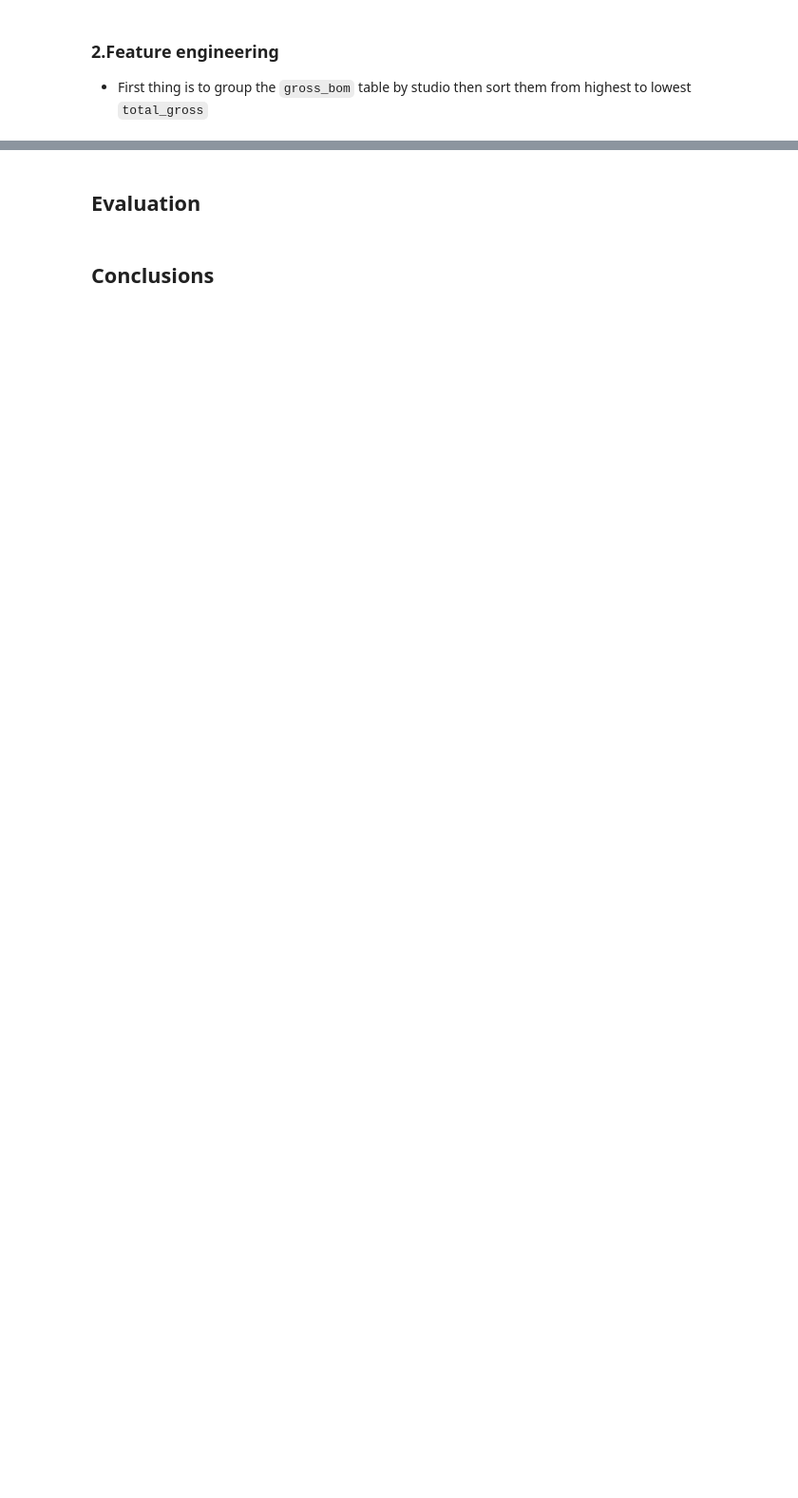
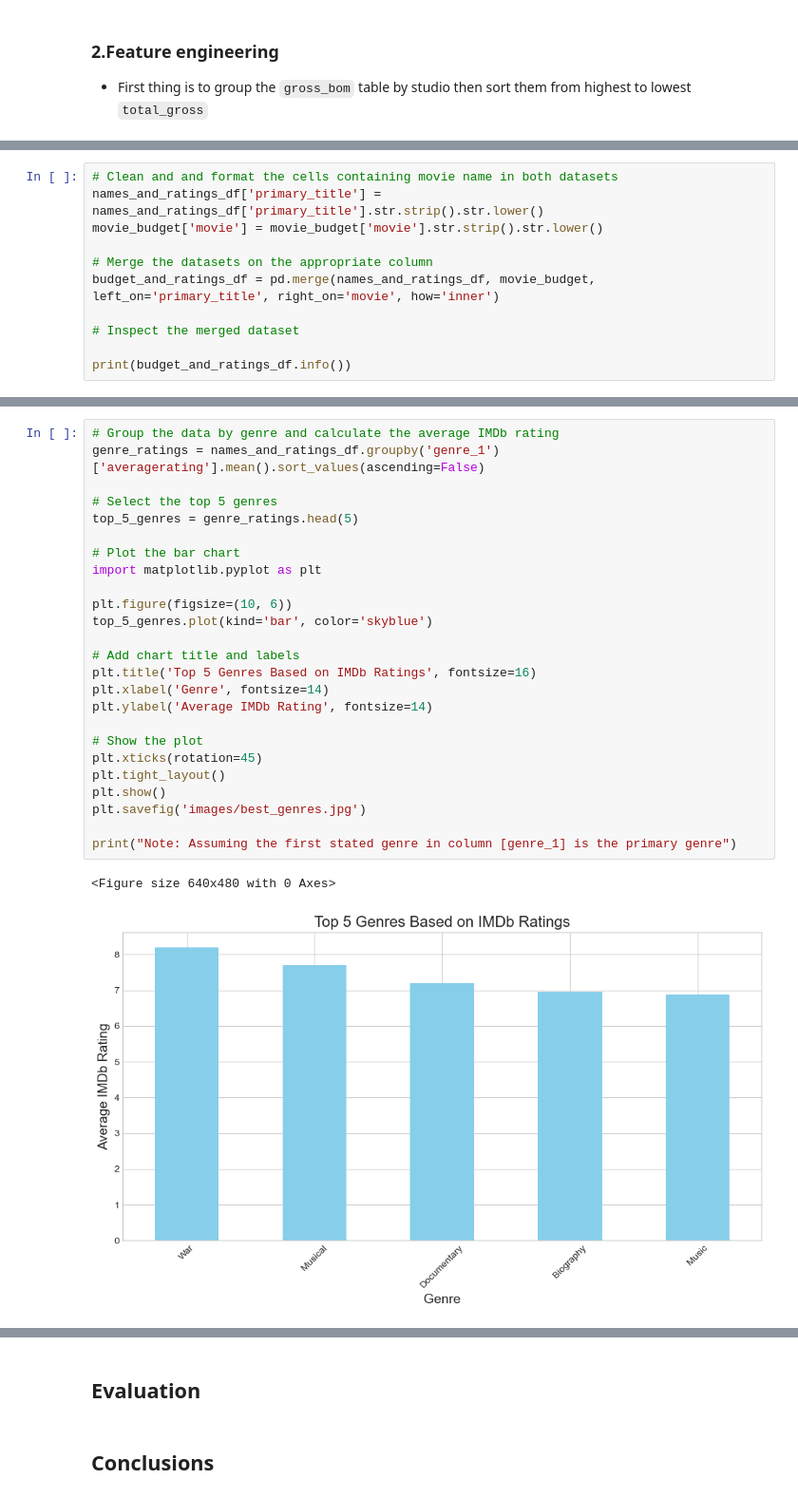
Before and after one commit to eugene-maina72/Phase-2-Project.Movie_Studio, a Jupyter notebook: notebook.ipynb, the cells around one changed output, grey strips where cells are left out. Shown: that part at 95% size. Drawn from its saved outputs; the diff is of its cells as text; blank space fills up the shorter version.

```diff
--- a/notebook.ipynb
+++ b/notebook.ipynb
@@ -521,0 +529,11 @@ print(studio.head())
+# %%
+# Clean and and format the cells containing movie name in both datasets
+names_and_ratings_df['primary_title'] = names_and_ratings_df['primary_title'].str.strip().str.lower()
+movie_budget['movie'] = movie_budget['movie'].str.strip().str.lower()
+
+# Merge the datasets on the appropriate column
+budget_and_ratings_df = pd.merge(names_and_ratings_df, movie_budget, left_on='primary_title', right_on='movie', how='inner')
+
+# Inspect the merged dataset
+
+print(budget_and_ratings_df.info())
@@ -521,0 +565,28 @@ print(studio.head())
+# %%
+# Group the data by genre and calculate the average IMDb rating
+genre_ratings = names_and_ratings_df.groupby('genre_1')['averagerating'].mean().sort_values(ascending=False)
+
+# Select the top 5 genres
+top_5_genres = genre_ratings.head(5)
+
+# Plot the bar chart
+import matplotlib.pyplot as plt
+
+plt.figure(figsize=(10, 6))
+top_5_genres.plot(kind='bar', color='skyblue')
+
+# Add chart title and labels
+plt.title('Top 5 Genres Based on IMDb Ratings', fontsize=16)
+plt.xlabel('Genre', fontsize=14)
+plt.ylabel('Average IMDb Rating', fontsize=14)
+
+# Show the plot
+plt.xticks(rotation=45)
+plt.tight_layout()
+plt.show()
+plt.savefig('images/best_genres.jpg')
+
+print("Note: Assuming the first stated genre in column [genre_1] is the primary genre")
+# %% [output]
+<Figure size 640x480 with 0 Axes>
+[figure, added]
```
Also changed, not shown: parts of 15 cells of this notebook, 2 other files.
